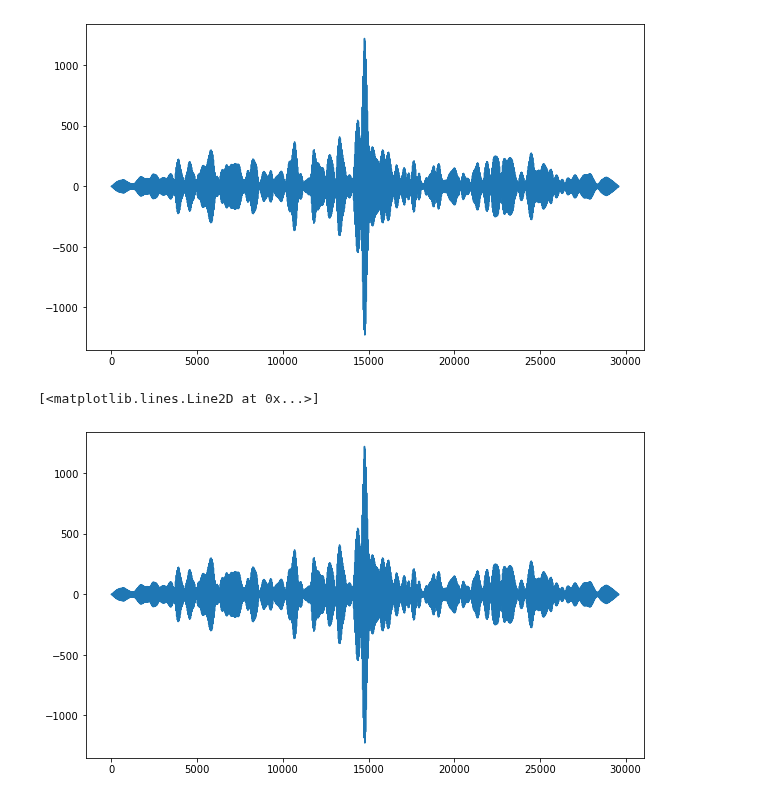
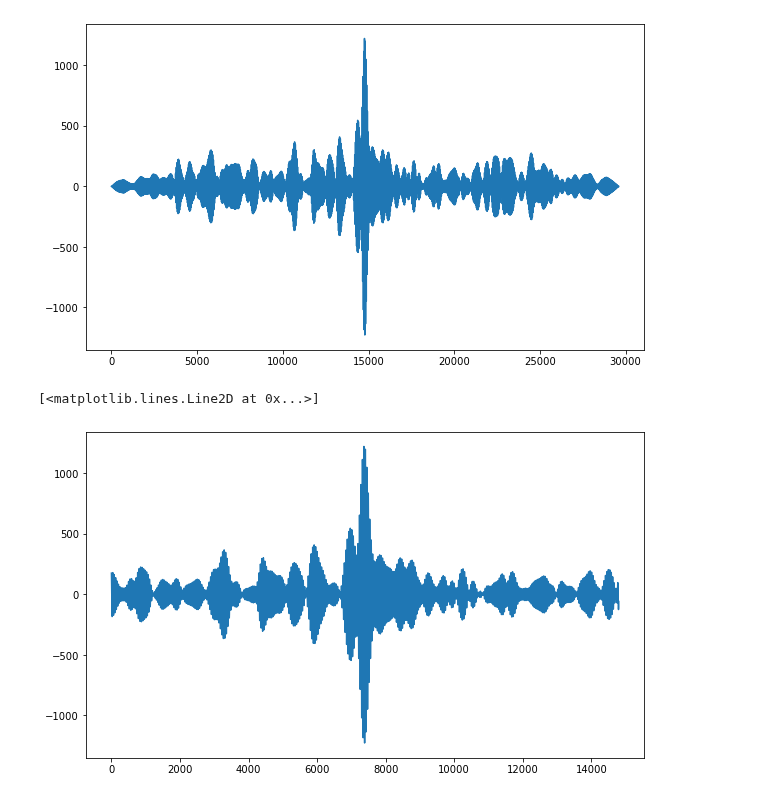
Before and after one commit to visserle/two-hearts, a Jupyter notebook: 01_preprocessing.ipynb, the cells around one changed output. Cells and saved outputs as stored; diff of their text form; code cells hidden in the pictures.

```diff
--- a/01_preprocessing.ipynb
+++ b/01_preprocessing.ipynb
@@ -109,6 +142,19 @@ def preprocess(condition):
     return data, ecg, rpeaks
 
 
+# Add noise to GAZE
+# Simulate synched data (SYNC)
+
+def preprocess_with_noise(rpeaks, noise_spread):
+    data, noise_percentage = rpeaks_cosine_interpolation(rpeaks, noise_spread)
+    # Trim data to get rid of nans
+    data = data[2*sampling_rate:300*sampling_rate-2*sampling_rate]
+    # Downsampling to 50 Hz
+    data = data[::40]
+    data = np.array(data, dtype="float32")
+    return data, noise_percentage
+
+
 # Quality check
 def quality_check(ecg):
     print("ECG quality:")
@@ -272,26 +299,0 @@ def process_with_noise(rpeaks, noise_spread):
-# %%
-# Create list for indices with partners that did not
-# take part in the experiment together
-# with an equal gender distribution, e.g.:
-# 0 1 2 3 4 5 6 7
-# ->
-# 0 3 4 7
-sync_idx = sorted(
-    [*participants[::4],
-     *participants[3::4]])
-
-data_sync = [None]*len(sync_idx)
-noise_percentage = [None]*len(sync_idx)
-
-for i,idx in enumerate(sync_idx):
-    data_sync[i], noise_percentage[i] = process_with_noise(
-        rpeaks["gaze"][idx],
-        noise_spread=50)
-
-# Merge data into a whole dataset
-data["sync"] = [None]*(len(sync_idx)*2)
-data["sync"][::2] = [data["gaze"][idx] for _,idx in enumerate(sync_idx)]
-data["sync"][1::2] = data_sync
-
-# Save data
-np.save(f"data/data_sync.npy", data["sync"])
@@ -329,8 +317,8 @@ plt.plot(corr)
 [<matplotlib.lines.Line2D at 0x...>]
 [figure]
 # %%
-corr = np.correlate(data["sync"][0],data["sync"][1],"full")
+corr = np.correlate(data["sync"][0],data["sync"][1],"same")
 plt.plot(corr)
 # %% [output]
 [<matplotlib.lines.Line2D at 0x...>]
-[figure, old version]
+[figure, new version]
```
Also changed, not shown: parts of 9 cells of this notebook, 1 other file.
